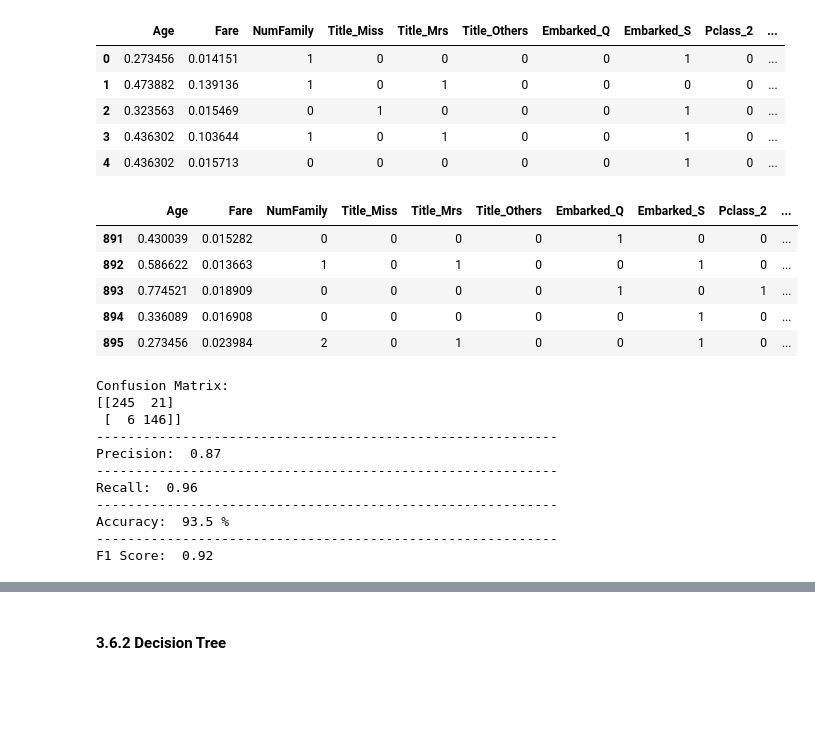
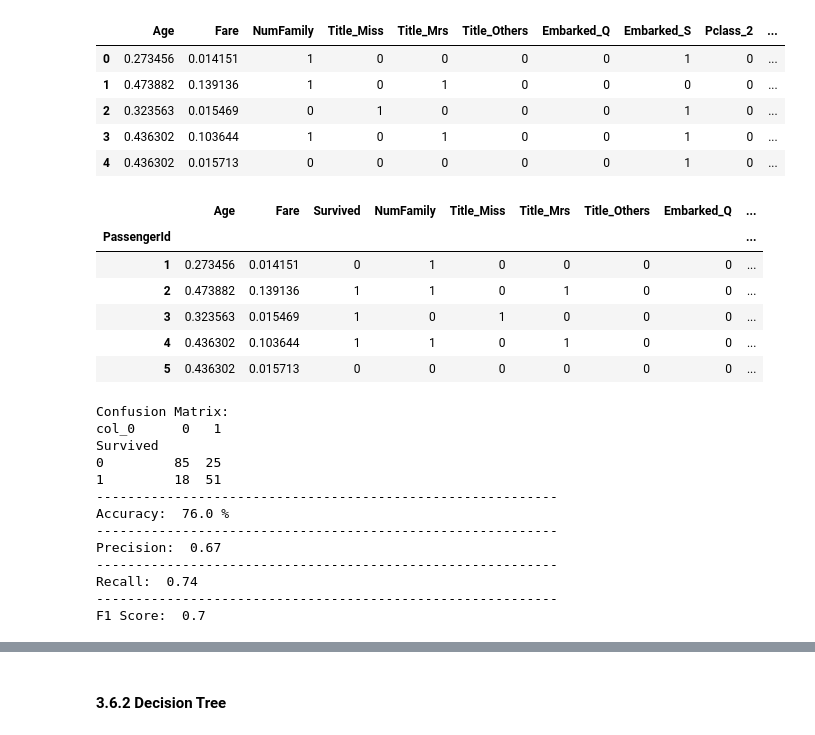
Before and after one commit to CoolGIRLCOCO/Project-Titantic-Survival-Prediction-ToBContinuted, a Jupyter notebook: Predict Survival on Titanic Datasets Using Classification Methods(Part 2).ipynb, the cells around one changed output, grey strips where cells are left out. Cells and saved outputs as stored; diff of their text form; code cells hidden in the pictures; blank space fills up the shorter version.

```diff
--- a/Predict Survival on Titanic Datasets Using Classification Methods(Part 2).ipynb
+++ b/Predict Survival on Titanic Datasets Using Classification Methods(Part 2).ipynb
@@ -305,12 +304,14 @@ Index(['Age', 'Fare', 'NumFamily', 'Title_Miss', 'Title_Mrs', 'Title_Others',
 | 3 | 0.436302 | 0.103644 | 1 | 0 | 1 | 0 | 0 | 1 | 0 | ... |
 | 4 | 0.436302 | 0.015713 | 0 | 0 | 0 | 0 | 0 | 1 | 0 | ... |
 # %%
-Test_X1 = Test_X.drop(['Sex_male','Title_Mr'],axis = 1)
-Test_X1.head()
+Train_Nomulticol = Train.drop(['Sex_male','Title_Mr'],axis = 1)
+Train_Nomulticol = Train_Nomulticol.set_index('PassengerId')
+Train_Nomulticol.head()
 # %% [output]
-|  | Age | Fare | NumFamily | Title_Miss | Title_Mrs | Title_Others | Embarked_Q | Embarked_S | Pclass_2 | ... |
-| 891 | 0.430039 | 0.015282 | 0 | 0 | 0 | 0 | 1 | 0 | 0 | ... |
-| 892 | 0.586622 | 0.013663 | 1 | 0 | 1 | 0 | 0 | 1 | 0 | ... |
-| 893 | 0.774521 | 0.018909 | 0 | 0 | 0 | 0 | 1 | 0 | 1 | ... |
-| 894 | 0.336089 | 0.016908 | 0 | 0 | 0 | 0 | 0 | 1 | 0 | ... |
-| 895 | 0.273456 | 0.023984 | 2 | 0 | 1 | 0 | 0 | 1 | 0 | ... |
+|  | Age | Fare | Survived | NumFamily | Title_Miss | Title_Mrs | Title_Others | Embarked_Q | ... |
+| PassengerId |  |  |  |  |  |  |  |  | ... |
+| 1 | 0.273456 | 0.014151 | 0 | 1 | 0 | 0 | 0 | 0 | ... |
+| 2 | 0.473882 | 0.139136 | 1 | 1 | 0 | 1 | 0 | 0 | ... |
+| 3 | 0.323563 | 0.015469 | 1 | 0 | 1 | 0 | 0 | 0 | ... |
+| 4 | 0.436302 | 0.103644 | 1 | 1 | 0 | 1 | 0 | 0 | ... |
+| 5 | 0.436302 | 0.015713 | 0 | 0 | 0 | 0 | 0 | 0 | ... |
@@ -317,28 +327,32 @@ Test_X1.head()
 # %%
 # Gaussian Naive Bayes
+
 gaussian = GaussianNB()
-gaussian.fit(Train_X1, Train_y)
-y_pred = gaussian.predict(Test_X1)
-gaussianNB_accy = round(accuracy_score(y_pred, Test_y), 3)
+gaussian.fit(traindata_X, traindata_y)
+y_pred = gaussian.predict(testdata_X)
+gaussianNB_accy = round(accuracy_score(y_pred, testdata_y), 3)
 print('Confusion Matrix: ')
-print( confusion_matrix(Test_y, y_pred))
-print('-----------------------------------------------------------')
-print("Precision: ", round(precision_score(Test_y, y_pred),2))
-print('-----------------------------------------------------------')
-print("Recall: ",round(recall_score(Test_y, y_pred),2))
+print(pd.crosstab(testdata_y, y_pred)) # Confusion matrix
+#print( confusion_matrix(testdata_y, y_pred))
 print('-----------------------------------------------------------')
 print("Accuracy: ",round(gaussianNB_accy * 100,2),'%')
 print('-----------------------------------------------------------')
-print('F1 Score: ',round(f1_score(Test_y, y_pred),2))
+print("Precision: ", round(precision_score(testdata_y, y_pred),2))
+print('-----------------------------------------------------------')
+print("Recall: ",round(recall_score(testdata_y, y_pred),2))
+print('-----------------------------------------------------------')
+print('F1 Score: ',round(f1_score(testdata_y, y_pred),2))
 # %% [output]
 Confusion Matrix:
-[[245  21]
- [  6 146]]
+col_0      0   1
+Survived
+0         85  25
+1         18  51
 -----------------------------------------------------------
-Precision:  0.87
+Accuracy:  76.0 %
 -----------------------------------------------------------
-Recall:  0.96
+Precision:  0.67
 -----------------------------------------------------------
-Accuracy:  93.5 %
+Recall:  0.74
 -----------------------------------------------------------
-F1 Score:  0.92
+F1 Score:  0.7
```
Also changed, not shown: parts of 33 cells of this notebook.
